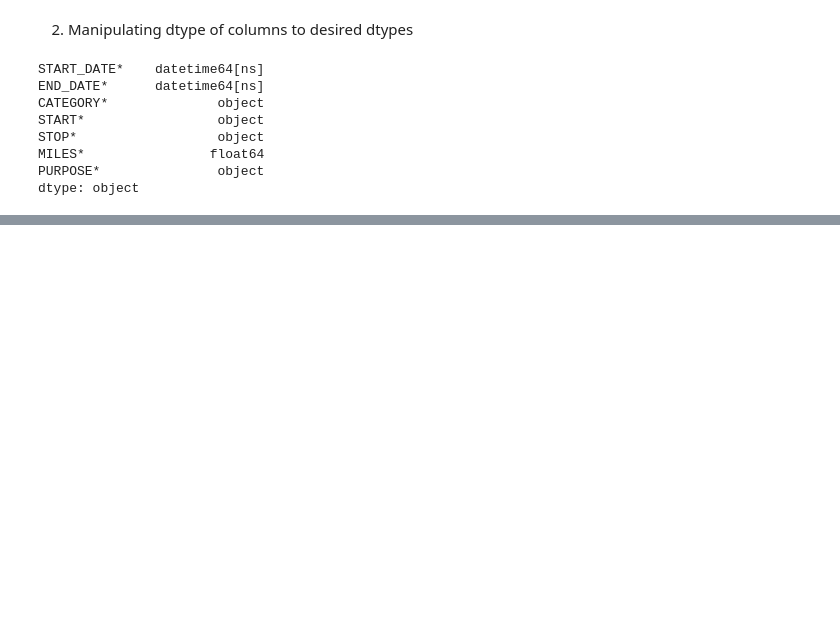
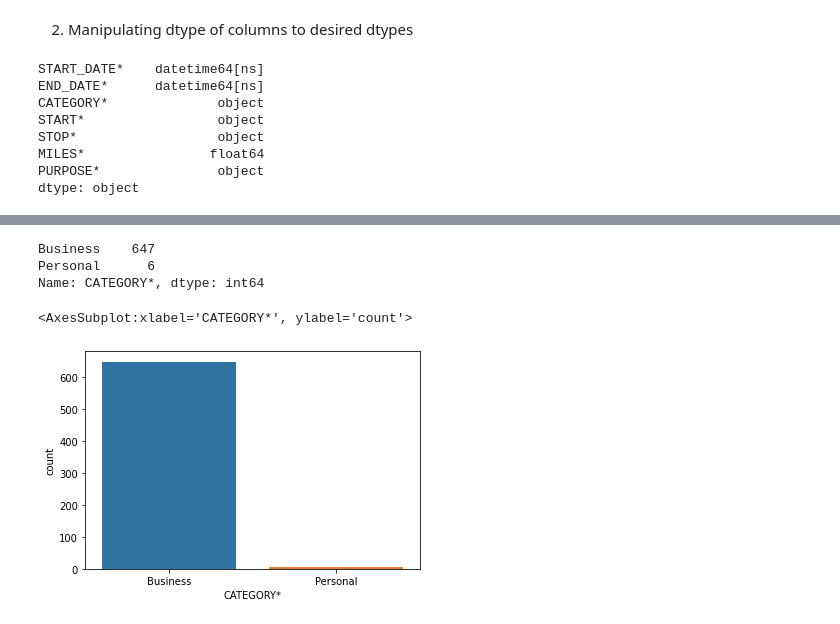
Before and after one commit to Abhi-aka-rup/Data-Scientist, a Jupyter notebook: Project 2 - Uber Data Analysis/ubder-data-analysis.ipynb, the cells around one changed output, grey strips where cells are left out. Saved outputs shown, nothing was run; the diff lists cells and outputs as text; code cells hidden in the pictures; blank space fills up the shorter version.

```diff
--- a/Project 2 - Uber Data Analysis/ubder-data-analysis.ipynb
+++ b/Project 2 - Uber Data Analysis/ubder-data-analysis.ipynb
@@ -62,3 +62,22 @@ dtype: object
 # %%
 data['START_DATE*'] = pd.to_datetime(data['START_DATE*'], format='%m/%d/%Y %H:%M')
 data['END_DATE*'] = pd.to_datetime(data['END_DATE*'], format='%m/%d/%Y %H:%M')
+# %%
+hour = []
+day = []
+dayofweek = []
+month = []
+weekday = []
+
+for x in data['START_DATE*']:
+    hour.append(x.hour)
+    day.append(x.day)
+    dayofweek.append(x.dayofweek)
+    month.append(x.month)
+    weekday.append(calendar.day_name[dayofweek[-1]])
+
+data['HOUR'] = hour
+data['DAY'] = day
+data['DAY OF WEEK'] = dayofweek
+data['MONTH'] = month
+data['WEEKDAY'] = weekday
@@ -64,0 +93,11 @@ data['END_DATE*'] = pd.to_datetime(data['END_DATE*'], format='%m/%d/%Y %H:%M')
+# %%
+data['CATEGORY*'].value_counts()
+# %% [output]
+Business    647
+Personal      6
+Name: CATEGORY*, dtype: int64
+# %%
+sns.countplot(x='CATEGORY*', data = data)
+# %% [output]
+<AxesSubplot:xlabel='CATEGORY*', ylabel='count'>
+[figure, added]
```
Also changed, not shown: parts of 6 cells of this notebook.
